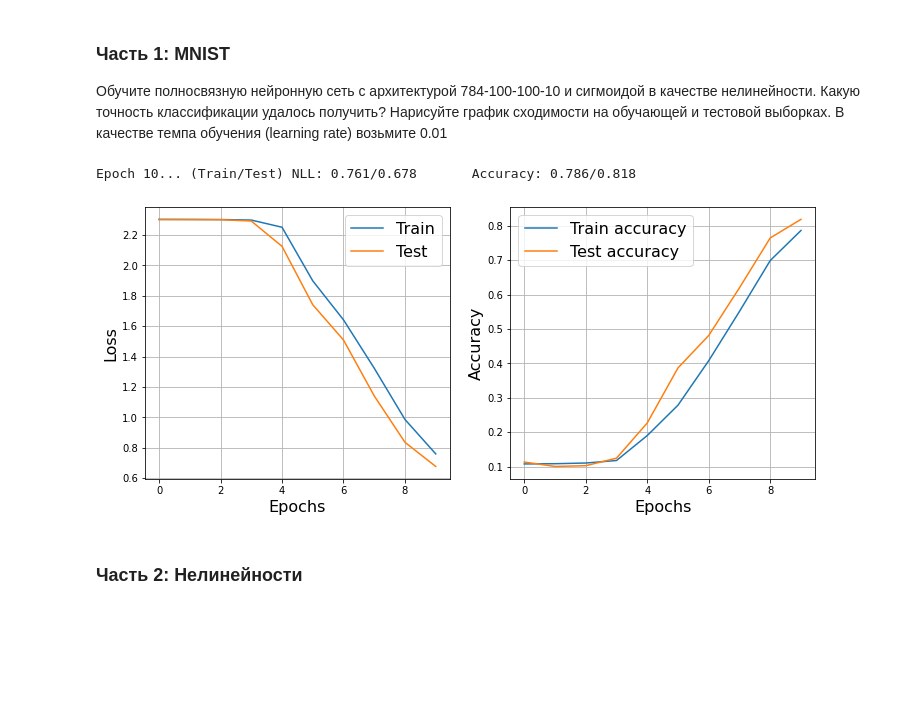
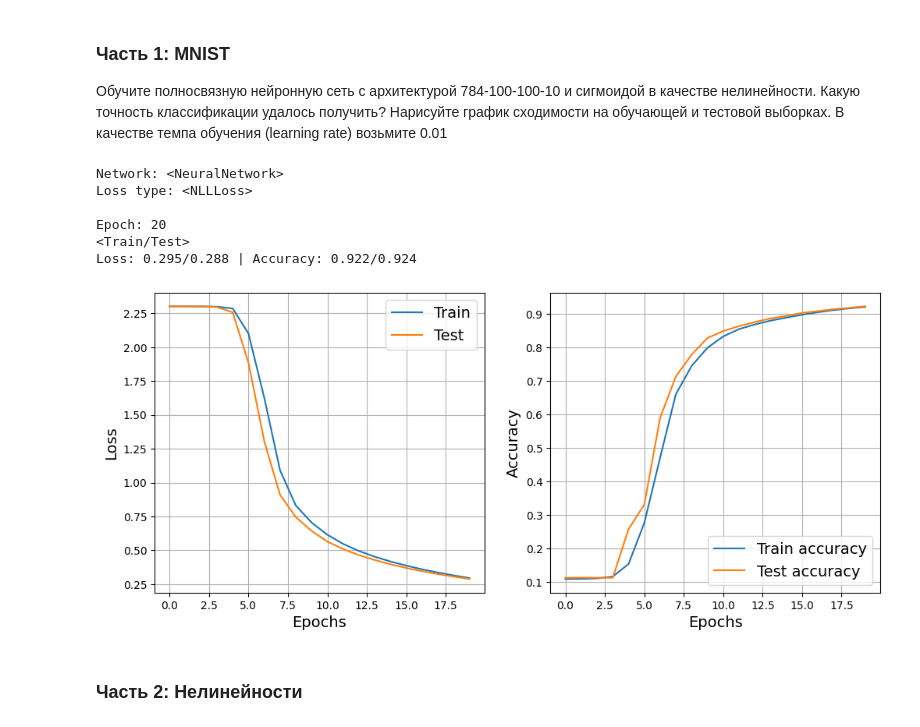
Before and after one commit to Totenkaf/DL_Homeworks, a Jupyter notebook: HW_2/Practice task 2, Back propagation for MNIST.ipynb, the cells around one changed output. Cells and saved outputs as stored; diff of their text form; code cells hidden in the pictures; blank space fills up the shorter version.

```diff
--- a/HW_2/Practice task 2, Back propagation for MNIST.ipynb
+++ b/HW_2/Practice task 2, Back propagation for MNIST.ipynb
@@ -51,6 +51,8 @@ for i in range(25):
 # %% [markdown]
 ### Часть 1: MNIST
 Обучите полносвязную нейронную сеть с архитектурой 784-100-100-10 и сигмоидой в качестве нелинейности. Какую точность классификации удалось получить? Нарисуйте график сходимости на обучающей и тестовой выборках. В качестве темпа обучения (learning rate) возьмите 0.01
+# %%
+NUM_EPOCHS = 20
 # %%
 def train(network, train_loader, test_loader, epochs, learning_rate, plot=True,
           verbose=True, loss=NLLLoss()):
@@ -59,7 +61,6 @@ def train(network, train_loader, test_loader, epochs, learning_rate, plot=True,
     train_accuracy_epochs = []
     test_accuracy_epochs = []
 
-    __token = True
     try:
 
         for epoch in tqdm(range(epochs)): # цикл по эпохам
@@ -76,13 +77,6 @@ def train(network, train_loader, test_loader, epochs, learning_rate, plot=True,
                 dLdx = loss.backward()
                 network.backward(dLdx)
                 network.step(learning_rate)
-
-                if __token: # Технический вывод, чтобы узнать, как ведут себя данные
-                    print(f"Массив предсказаний\n {prediction[0]}\n")
-                    print(f"Предсказанная метка: {np.argmax(prediction[0])}")
-                    print(f"Фактическая метка: {y[0]}\n")
-                    __token = False
-
                 accuracies.append((np.argmax(prediction, axis=1)==y).mean())
 
             train_loss_epochs.append(np.mean(losses))
@@ -104,9 +98,14 @@ def train(network, train_loader, test_loader, epochs, learning_rate, plot=True,
             clear_output(wait=True) # для динамического обновления графиков, wait - очищает вывод
 
             if verbose: # детализация выводимой информации
-                sys.stdout.write('\rEpoch {0}... (Train/Test) NLL: {1:.3f}/{2:.3f}\tAccuracy: {3:.3f}/{4:.3f}'.format(
-                            epoch+1, train_loss_epochs[-1], test_loss_epochs[-1],
-                            train_accuracy_epochs[-1], test_accuracy_epochs[-1]))
+                print(
+                      f'Network: <{type(network).__name__}>\n'
+                      f'Loss type: <{type(loss).__name__}>\n\n'
+                      f'Epoch: {epoch+1}/{epochs}\n'
+                      f'<Train/Test>\n'
+                      f'Loss: {np.round(train_loss_epochs[-1], 3)}/{np.round(test_loss_epochs[-1], 3)} '
+                      f'| Accuracy: {np.round(train_accuracy_epochs[-1], 3)}/{np.round(test_accuracy_epochs[-1], 3)}'
+                     )
 
             if plot:
                 plt.figure(figsize=(12, 5))
@@ -115,18 +114,18 @@ def train(network, train_loader, test_loader, epochs, learning_rate, plot=True,
                 plt.subplot(1, 2, 1)
                 plt.plot(train_loss_epochs, label='Train')
                 plt.plot(test_loss_epochs, label='Test')
-                plt.xlabel('Epochs', fontsize=16)
-                plt.ylabel('Loss', fontsize=16)
-                plt.legend(loc=0, fontsize=16)
+                plt.xlabel('Epochs', fontsize=14)
+                plt.ylabel('Loss', fontsize=14)
+                plt.legend(fontsize=14)
                 plt.grid('on')
 
                 # Отображение изменения accuracy
                 plt.subplot(1, 2, 2)
                 plt.plot(train_accuracy_epochs, label='Train accuracy')
                 plt.plot(test_accuracy_epochs, label='Test accuracy')
-                plt.xlabel('Epochs', fontsize=16)
-                plt.ylabel('Accuracy', fontsize=16)
-                plt.legend(loc=0, fontsize=16)
+                plt.xlabel('Epochs', fontsize=14)
+                plt.ylabel('Accuracy', fontsize=14)
+                plt.legend(fontsize=14)
                 plt.grid('on')
                 plt.show()
 
@@ -145,10 +144,15 @@ network = NeuralNetwork([
 ])
 loss = NLLLoss()
 # %%
-tr_s, ts_s, tr_ac_s, ts_ac_s = train(network,train_loader, test_loader, 10, 0.01)
+tr_s, ts_s, tr_ac_s, ts_ac_s = train(network, train_loader, test_loader, NUM_EPOCHS, 0.01)
 # %% [output]
-Epoch 10... (Train/Test) NLL: 0.761/0.678       Accuracy: 0.786/0.818
+Network: <NeuralNetwork>
+Loss type: <NLLLoss>
+
+Epoch: 20
+<Train/Test>
+Loss: 0.295/0.288 | Accuracy: 0.922/0.924
-[figure, old version]
+[figure, new version]
 # %% [markdown]
 ### Часть 2: Нелинейности
 # %% [markdown]
```
Also changed, not shown: parts of 22 cells of this notebook, 8 other files.
